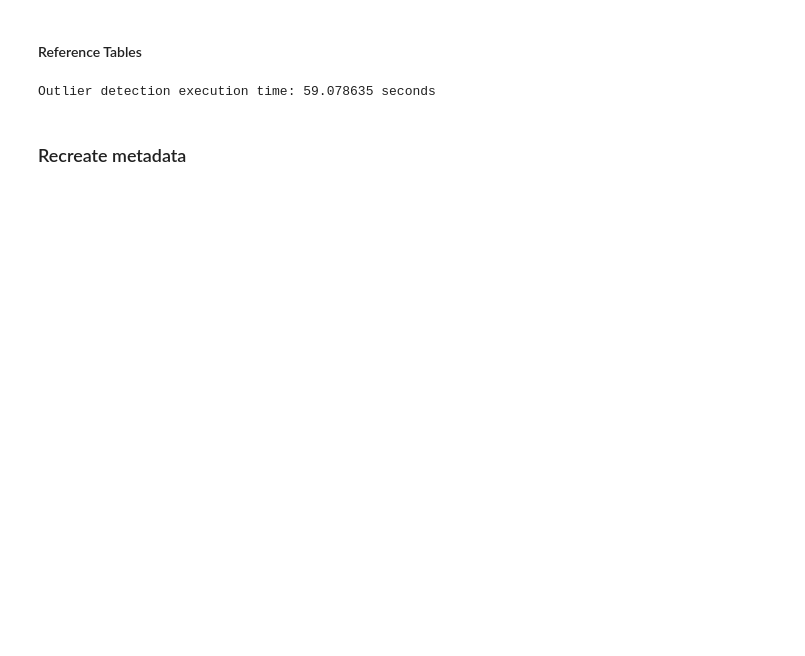
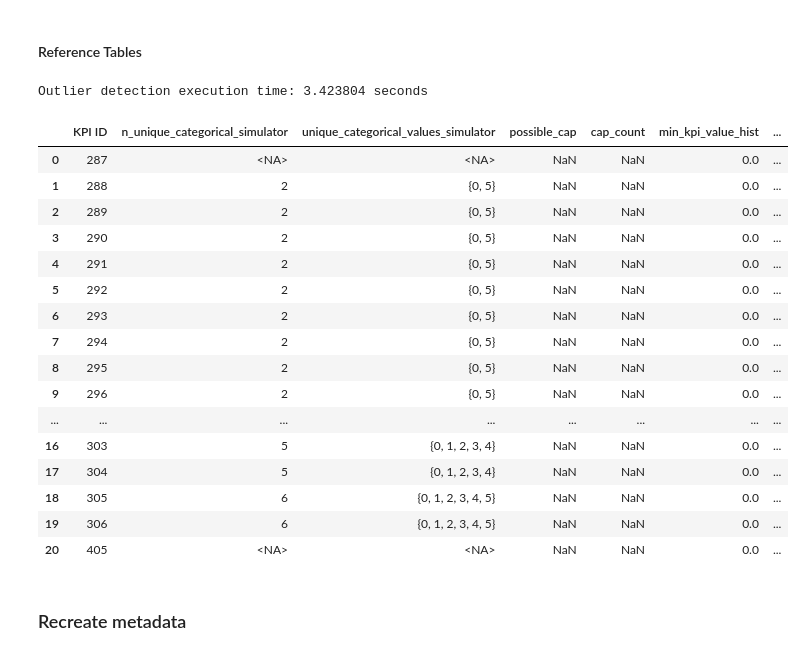
Before and after one commit to apanlili/un, a Jupyter notebook: Data Quality/Metadata Automation.ipynb, the cells around one changed output. Cells and saved outputs as stored; diff of their text form; code cells hidden in the pictures; blank space fills up the shorter version.

```diff
--- a/Data Quality/Metadata Automation.ipynb
+++ b/Data Quality/Metadata Automation.ipynb
@@ -180,6 +175,25 @@ def latest_year_max(data_long,
         df_latest.groupby(group_by, as_index=False)[data]
         .max()
         .rename(columns={data:'max_kpi_value_hist'})
+    )
+    return result
+
+def latest_year_min_max(data_long,
+                        group_by='KPI ID',
+                        year_col='year_historical_automated',
+                        data='data_historical_automated'):
+    # Step 1: sort by group, then by year descending (keeps all rows, no dedup)
+    df_sorted = data_long.sort_values([group_by, year_col], ascending=[True, False])
+
+    # Step 2: find the most recent year per group, filter to only those rows
+    latest_year = df_sorted.groupby(group_by)[year_col].transform('max')
+    df_latest = df_sorted[df_sorted[year_col] == latest_year]
+
+    # Step 3: within the most-recent-year rows, get min and max data value per group
+    result = (
+        df_latest.groupby(group_by, as_index=False)
+        .agg(min_kpi_value_hist=(data, 'min'),
+             max_kpi_value_hist=(data, 'max'))
     )
     return result
 
@@ -278,26 +292,38 @@ simulator_categorical = (
         .reset_index()
     )
 # Maximum most recent historical value per KPI
-kpi_max_historical_value = latest_year_max(historical_kpi_data_long,
-                                           group_by='KPI ID',
-                                           year_col='year_historical_automated',
-                                           data='data_historical_automated')
+kpi_min_max_historical_value = latest_year_min_max(historical_kpi_data_long,
+                                               group_by='KPI ID',
+                                               year_col='year_historical_automated',
+                                               data='data_historical_automated')
 simulator_data_cap = simulator_data.copy()
 simulator_data_cap = simulator_data_cap.groupby('KPI ID').apply(find_floor_cap).reset_index()
 simulator_data_cap['cap_present'] = np.where(~simulator_data_cap['possible_cap'].isna(),1,0)
 # - merge in most recent data for each KPI
-simulator_data_cap = simulator_data_cap.merge(kpi_max_historical_value,how='left',on='KPI ID')
+simulator_data_cap = simulator_data_cap.merge(kpi_min_max_historical_value,how='left',on='KPI ID')
 simulator_data_cap['possible_cap'] = pd.to_numeric(simulator_data_cap['possible_cap'], errors='coerce')
 simulator_data_cap['max_kpi_value_hist'] = pd.to_numeric(simulator_data_cap['max_kpi_value_hist'], errors='coerce')
+
+simulator_data_cap = simulator_data_cap.merge(simulator_categorical,how='left',on='KPI ID')
+simulator_data_cap = simulator_data_cap[['KPI ID','n_unique_categorical_simulator','unique_categorical_values_simulator',
+                                         'possible_cap', 'cap_count','min_kpi_value_hist' ,'max_kpi_value_hist',
+                                         'possible_floor', 'floor_count']]
 # if the suspected cap does not surpass the max_kpi_value_hist
 # - then this is not a cap and reset the cap values to NaN
-mask = simulator_data_cap['possible_cap'] >= simulator_data_cap['max_kpi_value_hist']
+mask = ((simulator_data_cap['possible_cap'] >= simulator_data_cap['max_kpi_value_hist']) |
+        simulator_data_cap['max_kpi_value_hist'].isna() |
+        simulator_data_cap['n_unique_categorical_simulator'].notna())
 simulator_data_cap.loc[mask, ['possible_cap', 'cap_count']] = np.nan
+# if categorical or the possible floor is not less than the min kpi_kpi_value_hist then no floor or cap
+# - then this is not a floor and reset the floor values to NaN
+mask_floor = (simulator_data_cap['n_unique_categorical_simulator'].notna() |
+            (simulator_data_cap['possible_floor'] <= simulator_data_cap['min_kpi_value_hist']) |
+            ((simulator_data_cap['min_kpi_value_hist']==0) & (simulator_data_cap['max_kpi_value_hist']==1)) |
+            ((simulator_data_cap['min_kpi_value_hist']==0) & (simulator_data_cap['max_kpi_value_hist']==100)) |
+             (simulator_data_cap['min_kpi_value_hist'].isna()))
+simulator_data_cap.loc[mask_floor, ['possible_floor', 'floor_count']] = np.nan
+
 simulator_data_cap['cap_present'] = np.where(~simulator_data_cap['possible_cap'].isna(),1,0)
-simulator_data_cap = simulator_data_cap.merge(simulator_categorical,how='left',on='KPI ID')
-simulator_data_cap = simulator_data_cap[['KPI ID','n_unique_categorical_simulator','unique_categorical_values_simulator',
-                                         'possible_cap', 'cap_count', 'max_kpi_value_hist',
-                                         'possible_floor', 'floor_count','cap_present']]
 
 ####################################
 ##### Summary KPI/Country data #####
@@ -350,13 +376,17 @@ newest_kpi_data = newest_kpi_data.rename(columns={'year_historical_automated':'m
 #########################################################
 ################ Detected Outliers ######################
 #########################################################
-historical_kpi_data_long_escwa = historical_kpi_data_long[historical_kpi_data_long['ISO'].isin(escwa_members)]
 
 import time
 # Start the timer
 start_time = time.perf_counter()
 
+
+#if only_escwa_countries:
 outliers = detect_outliers_by_series(historical_kpi_data_long_escwa)
+#else:
+#    outliers = detect_outliers_by_series(historical_kpi_data_long)
+
 outliers_marker = outliers[outliers['outlier_total']>=3].copy().reset_index(drop=True)
 outliers_marker['outlier_detected'] = 1
 outliers_marker = outliers_marker[['KPI ID', 'ISO', 'year_historical_automated', 'outlier_detected']]
@@ -367,7 +397,28 @@ end_time = time.perf_counter()
 execution_time = end_time - start_time
 print(f"Outlier detection execution time: {execution_time:.6f} seconds")
 # %% [output]
-Outlier detection execution time: 59.078635 seconds
+Outlier detection execution time: 3.423804 seconds
+# %%
+simulator_data_cap.to_clipboard()
+simulator_data_cap
+# %% [output]
+|  | KPI ID | n_unique_categorical_simulator | unique_categorical_values_simulator | possible_cap | cap_count | min_kpi_value_hist | ... |
+| 0 | 287 | <NA> | <NA> | NaN | NaN | 0.0 | ... |
+| 1 | 288 | 2 | {0, 5} | NaN | NaN | 0.0 | ... |
+| 2 | 289 | 2 | {0, 5} | NaN | NaN | 0.0 | ... |
+| 3 | 290 | 2 | {0, 5} | NaN | NaN | 0.0 | ... |
+| 4 | 291 | 2 | {0, 5} | NaN | NaN | 0.0 | ... |
+| 5 | 292 | 2 | {0, 5} | NaN | NaN | 0.0 | ... |
+| 6 | 293 | 2 | {0, 5} | NaN | NaN | 0.0 | ... |
+| 7 | 294 | 2 | {0, 5} | NaN | NaN | 0.0 | ... |
+| 8 | 295 | 2 | {0, 5} | NaN | NaN | 0.0 | ... |
+| 9 | 296 | 2 | {0, 5} | NaN | NaN | 0.0 | ... |
+| ... | ... | ... | ... | ... | ... | ... | ... |
+| 16 | 303 | 5 | {0, 1, 2, 3, 4} | NaN | NaN | 0.0 | ... |
+| 17 | 304 | 5 | {0, 1, 2, 3, 4} | NaN | NaN | 0.0 | ... |
+| 18 | 305 | 6 | {0, 1, 2, 3, 4, 5} | NaN | NaN | 0.0 | ... |
+| 19 | 306 | 6 | {0, 1, 2, 3, 4, 5} | NaN | NaN | 0.0 | ... |
+| 20 | 405 | <NA> | <NA> | NaN | NaN | 0.0 | ... |
 # %% [markdown]
 ### Recreate metadata
 # %%
```
Also changed, not shown: parts of 13 cells of this notebook, 4 other files.
